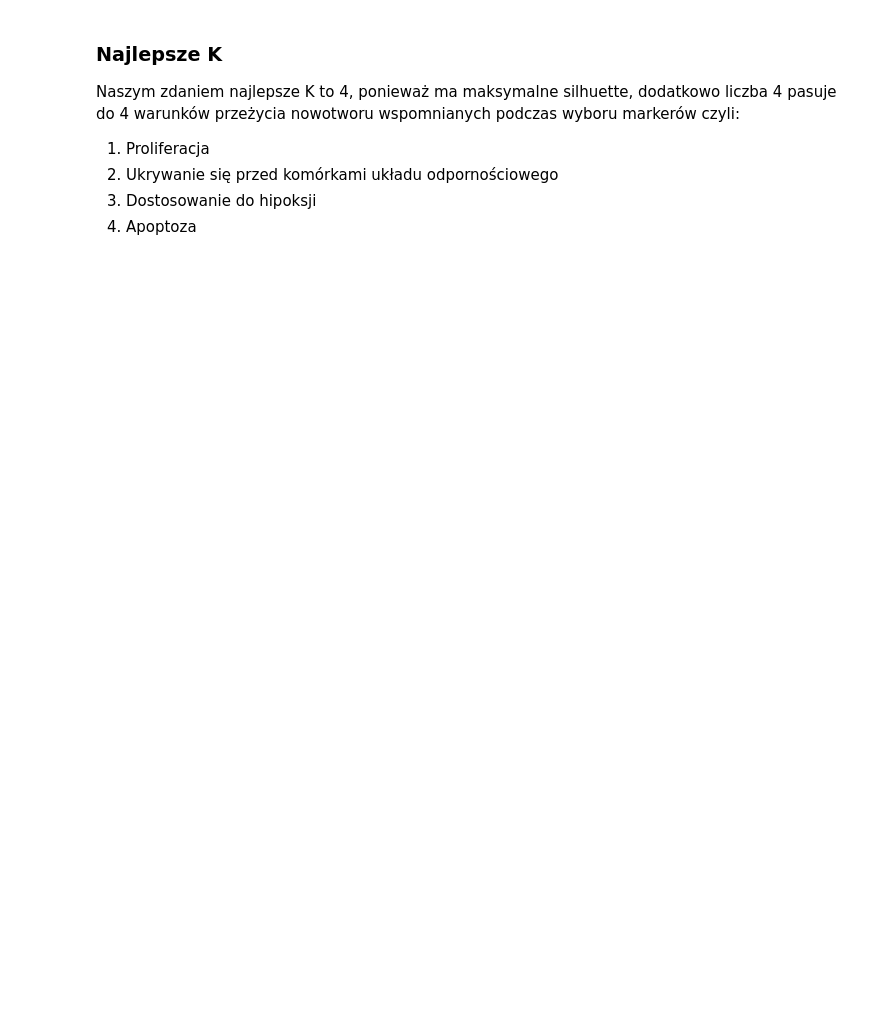
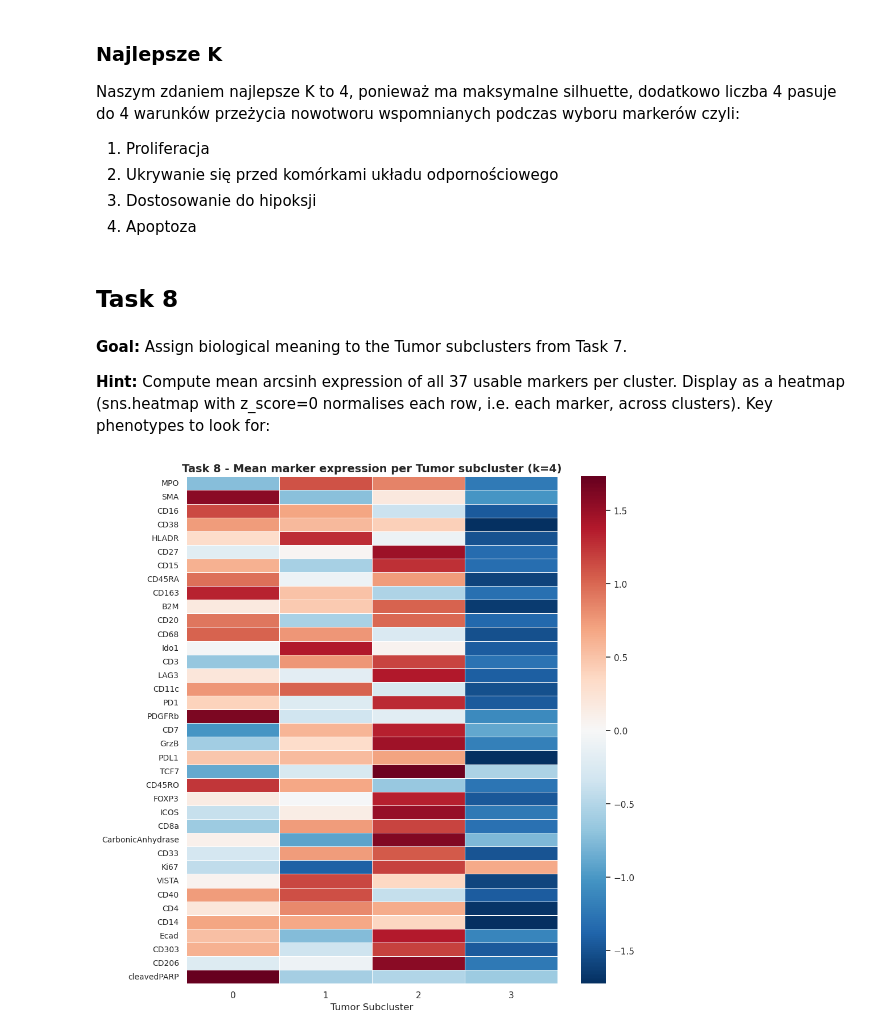
Before and after one commit to ejhuus/spatial-proteomics, a Jupyter notebook: spatial_proteomics.ipynb, the cells around one changed output. Drawn from its saved outputs; the diff is of its cells as text; code cells hidden in the pictures; blank space fills up the shorter version.

```diff
--- a/spatial_proteomics.ipynb
+++ b/spatial_proteomics.ipynb
@@ -651,3 +647,11 @@ Naszym zdaniem najlepsze K to 4, ponieważ ma maksymalne silhuette, dodatkowo li
 2. Ukrywanie się przed komórkami układu odpornościowego
 3. Dostosowanie do hipoksji
 4. Apoptoza
+# %% [markdown]
+## Task 8
+# %% [markdown]
+**Goal:** Assign biological meaning to the Tumor subclusters from Task 7.
+
+**Hint:** Compute mean arcsinh expression of all 37 usable markers per cluster. Display as a heatmap
+(sns.heatmap with z_score=0 normalises each row, i.e. each marker, across clusters). Key phenotypes
+to look for:
@@ -653,0 +660,38 @@ Naszym zdaniem najlepsze K to 4, ponieważ ma maksymalne silhuette, dodatkowo li
+# %%
+# Create expression dataframe and subset to only 37 markers.
+tumor_expr = pd.DataFrame(
+    tumor_4.layers["exprs_arcsinh"],
+    index=tumor_4.obs_names,
+    columns=tumor_4.var['marker'].values
+)[usable_markers]
+# %%
+# Assign cells to clusters
+tumor_expr["cluster"] = [cluster for cluster in all_labels[4]]
+# %%
+# Calculate mean expression for each marker in every cluster
+mean_expr = tumor_expr.groupby("cluster").mean().T
+# %%
+# Calculate z-score across each row (each marker, across clusters)
+z_scored = pd.DataFrame(
+    zscore(mean_expr.values, axis=1),
+    index=mean_expr.index,
+    columns=mean_expr.columns
+)
+# %%
+fig, ax = plt.subplots(figsize=(10, 10))
+
+sns.heatmap(
+    z_scored,
+    cmap="RdBu_r",
+    center=0,
+    linewidths=0.5,
+    ax=ax
+)
+
+ax.set_title("Task 8 - Mean marker expression per Tumor subcluster (k=4)", fontsize=14, fontweight='bold')
+ax.set_xlabel("Tumor Subcluster", fontsize=12)
+ax.tick_params(axis='y', labelsize=10)
+plt.tight_layout()
+plt.show()
+# %% [output]
+[figure, added]
```
Also changed, not shown: parts of 10 cells of this notebook.
